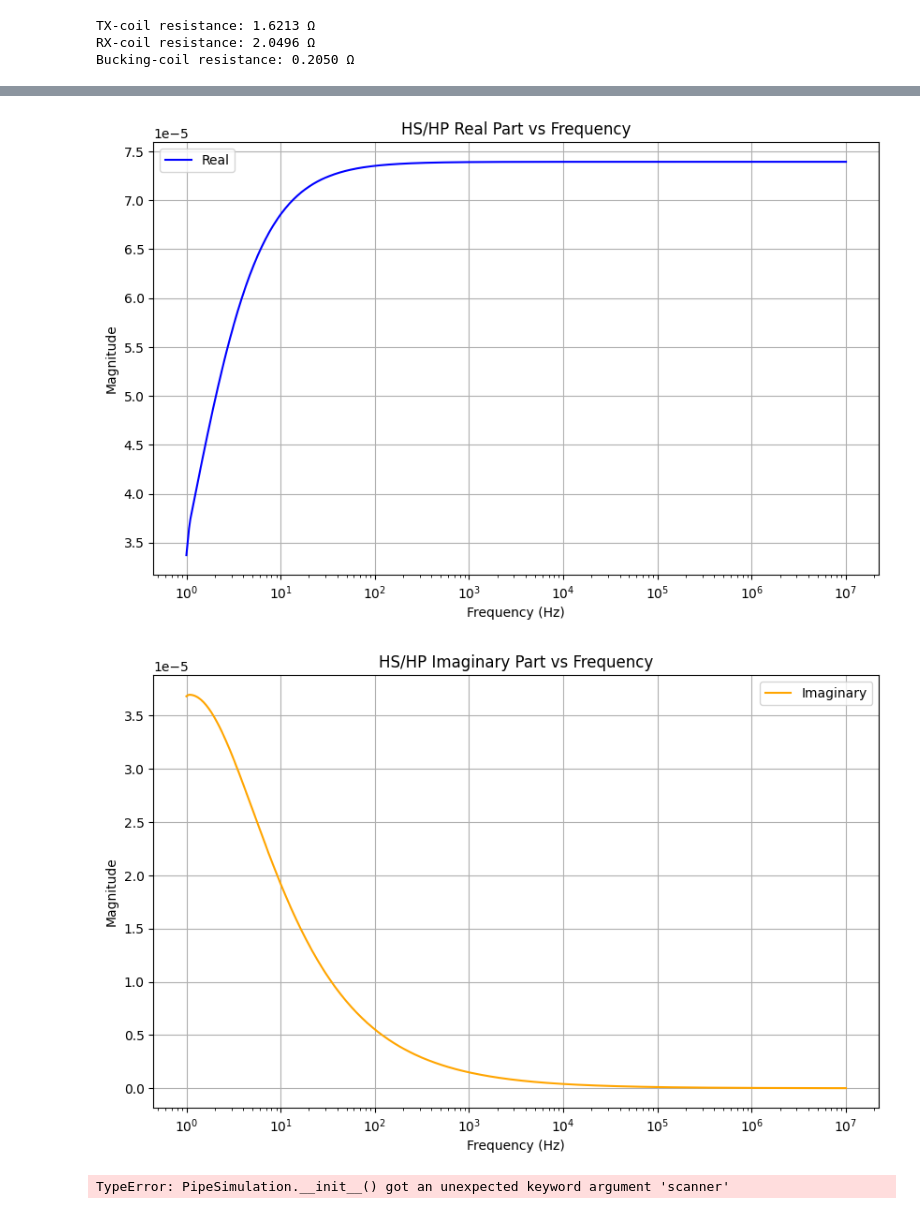
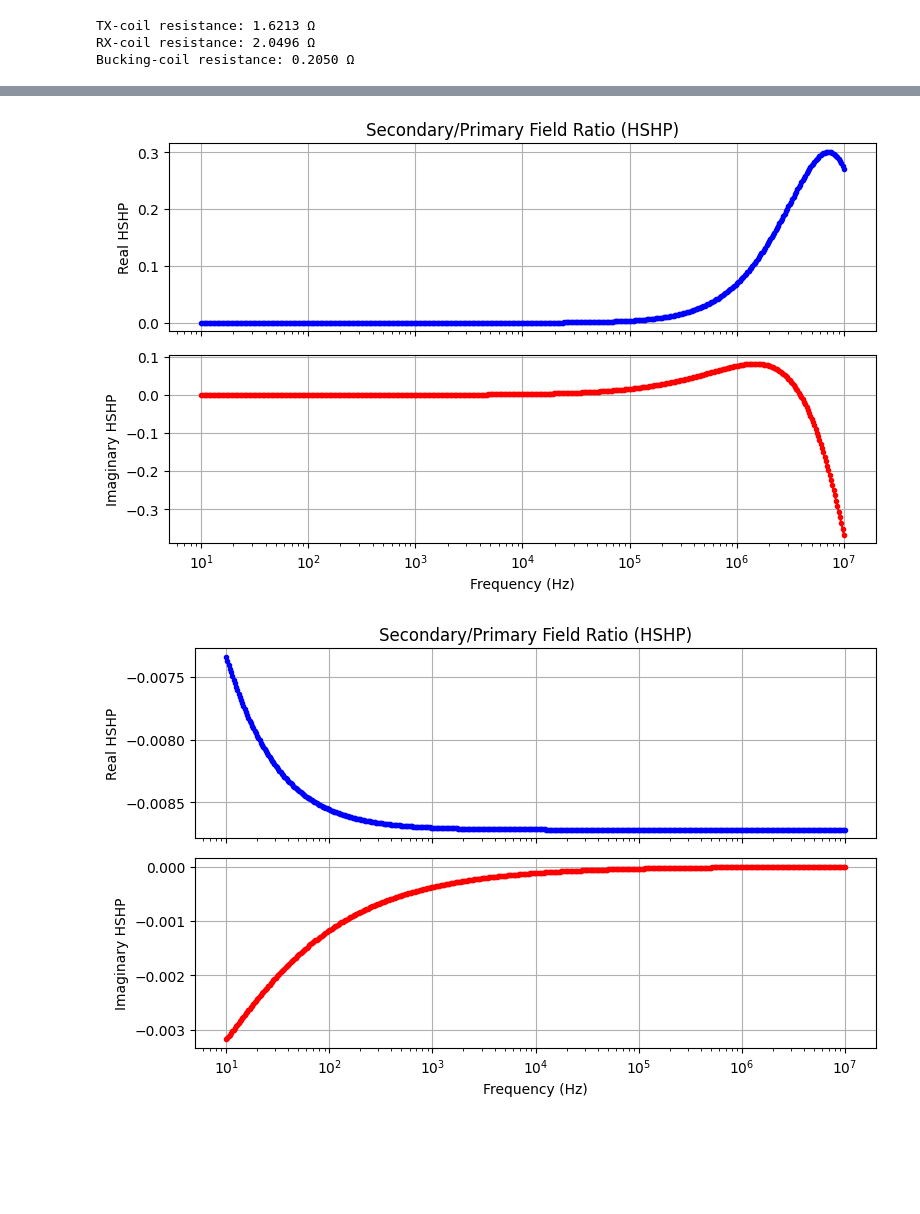
Before and after one commit to Tsuchijo/Opensource-FDEM-Surveyor, a Jupyter notebook: CoilDesign.ipynb, the cells around one changed output, grey strips where cells are left out. Cells and saved outputs as stored; diff of their text form; code cells hidden in the pictures; blank space fills up the shorter version.

Commit message:
Added code to simulate 1D layered earth response

```diff
--- a/CoilDesign.ipynb
+++ b/CoilDesign.ipynb
@@ -57,40 +61,32 @@ fig = system.plot_transfer_function(frequencies=np.logspace(1, 9, 500), R_load=1
+# %%
+LayeredEarth = simulation.LayeredEarthSim.LayeredEarthSim(
+    layer_thicknesses=[10.0, 10.0], # Two layers
+    layer_conductivities=[1e-1, 1e-4, 1e-1], # Conductivities in S/m
+    scanner=system
+)
+
+frequencies = np.logspace(1, 7, 500)
+earth_response = LayeredEarth.simulate(frequencies)
+# %%
+plot_hshp(frequencies, earth_response)
+# %% [output]
+[figure, added]
 # %%
 # Define pipe parameters
 pipe = FEMPipe(
-    length=0.5,          # 1 meter long pipe
-    sigma=5.8e7,        # Conductivity of copper in S/m
+    length=1.0,          # 1 meter long pipe
+    sigma=1.5e6,
     mu_r=1.0,           # Relative permeability
-    radius=0.2,          # 10 cm radius
-    orientation=np.array([1.0, 0.0, 0.0]), # Aligned along x-axis
-    position=(2.0, 0, -0.5), # a bit below the coil system
+    radius=0.3,          # 10 cm radius
+    orientation=np.array([1.0, 0.0, -0.5]), # Aligned along x-axis
+    position=(0.0, 0, -0.5), # a bit below the coil system
     n_rings=10
 )
 
 # Create simulation
-pipe_sim = PipeSimulation(three_coil=system, fem_pipes=pipe)
-response = pipe_sim.transfer_function(freqs=np.logspace(-1, 7, 500))
+pipe_sim = PipeSimulation(scanner=system, pipes=pipe)
+response = pipe_sim.transfer_function(frequencies)
 # %%
-# Plot real part
-plt.figure(figsize=(10, 6))
-plt.plot(np.logspace(0, 7, 500), np.real(response), label='Real', color='blue')
-plt.xscale('log')
-plt.xlabel('Frequency (Hz)')
-plt.ylabel('Magnitude')
-plt.title('HS/HP Real Part vs Frequency')
-plt.grid(True)
-plt.legend()
-plt.show()
-
-# Plot imaginary part
-plt.figure(figsize=(10, 6))
-plt.plot(np.logspace(0, 7, 500), np.imag(response), label='Imaginary', color='orange')
-plt.xscale('log')
-plt.xlabel('Frequency (Hz)')
-plt.ylabel('Magnitude')
-plt.title('HS/HP Imaginary Part vs Frequency')
-plt.grid(True)
-plt.legend()
-plt.show()
+plot_hshp(frequencies, response)
 # %% [output]
-[figure, old version]
+[figure, new version]
-[figure, removed]
@@ -191,22 +92,0 @@ def plot_survey_heatmaps(x_grid, y_grid, real_response, imag_response, pipe_posi
-# %%
-# Run grid search simulation
-# Define survey grid parameters
-x_range = (-2.0, 2.0, 50)  # 20 points from -0.5m to 1.5m
-y_range = (-2.0, 2.0, 50)  # 20 points from -0.5m to 0.5m
-z_height = 0.5  # Survey height 5cm above the pipe
-
-# Use a subset of frequencies for faster computation
-survey_frequencies = np.logspace(2, 5, 100)  # 100 frequencies from 100Hz to 1MHz
-
-# Perform grid search
-x_grid, y_grid, real_resp, imag_resp = grid_search_simulation(
-    scanner=system,
-    pipe=pipe,
-    x_range=x_range,
-    y_range=y_range,
-    z_height=z_height,
-    frequencies=survey_frequencies,
-    R_load=1e6
-)
-# %% [output]
-TypeError: PipeSimulation.__init__() got an unexpected keyword argument 'scanner'
```
Also changed, not shown: parts of 8 cells of this notebook, 5 other files.
